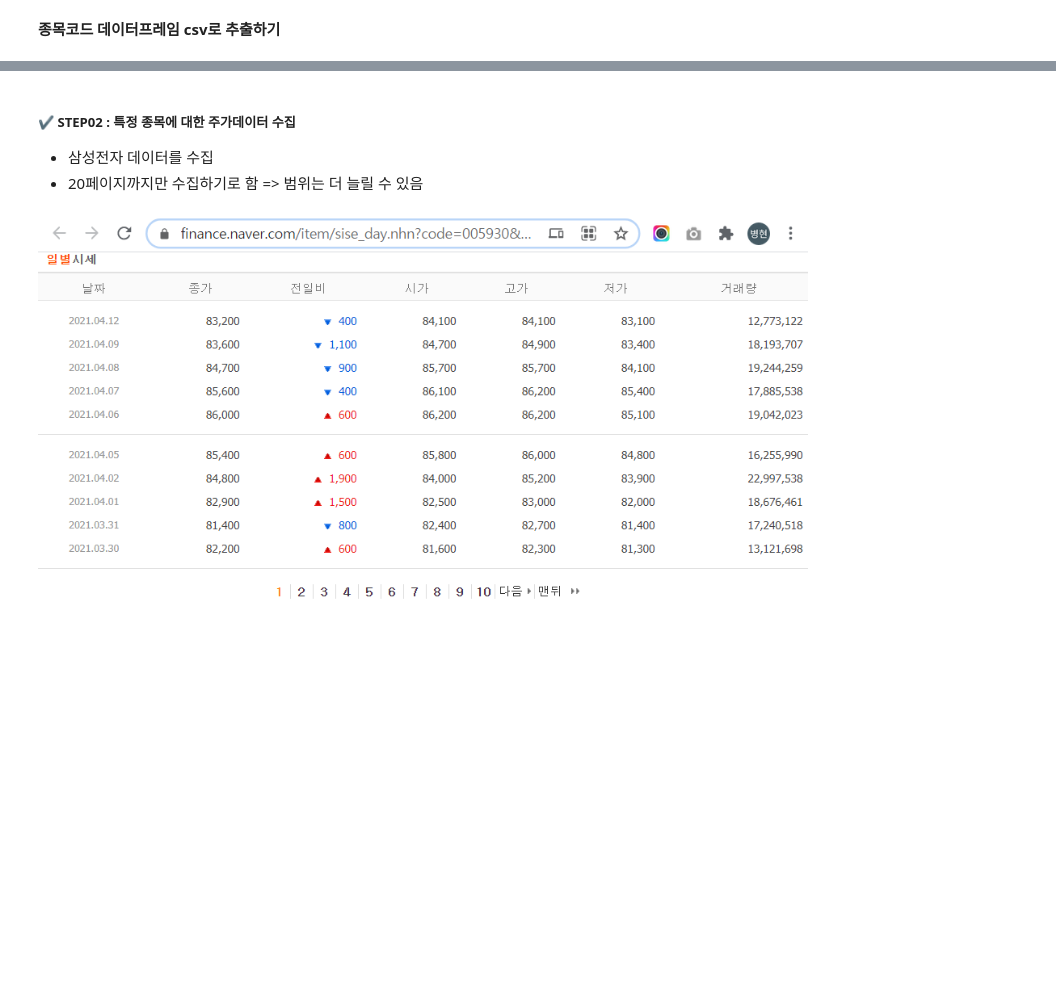
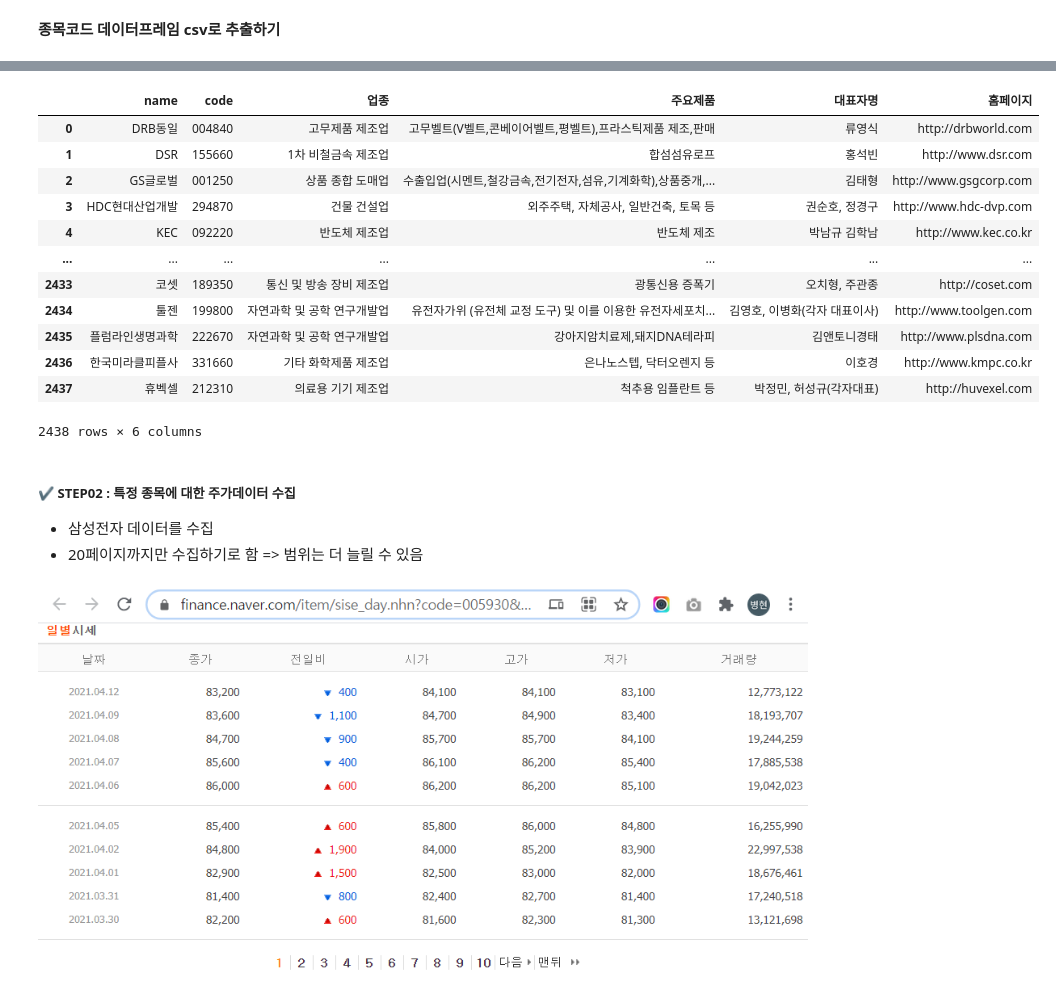
Before and after one commit to ByuungHyunPark/Capstone-design, a Jupyter notebook: 01. 종목코드를 활용한 주가데이터 수집 + plotly.ipynb, the cells around one changed output, grey strips where cells are left out. Drawn from its saved outputs; the diff is of its cells as text; code cells hidden in the pictures; blank space fills up the shorter version.

```diff
--- a/01. 종목코드를 활용한 주가데이터 수집 + plotly.ipynb
+++ b/01. 종목코드를 활용한 주가데이터 수집 + plotly.ipynb
@@ -36,0 +50,16 @@ __종목코드 데이터프레임 csv로 추출하기__
+# %%
+code_df
+# %% [output]
+|  | name | code | 업종 | 주요제품 | 대표자명 | 홈페이지 |
+| 0 | DRB동일 | 004840 | 고무제품 제조업 | 고무벨트(V벨트,콘베이어벨트,평벨트),프라스틱제품 제조,판매 | 류영식 | http://drbworld.com |
+| 1 | DSR | 155660 | 1차 비철금속 제조업 | 합섬섬유로프 | 홍석빈 | http://www.dsr.com |
+| 2 | GS글로벌 | 001250 | 상품 종합 도매업 | 수출입업(시멘트,철강금속,전기전자,섬유,기계화학),상품중개,... | 김태형 | http://www.gsgcorp.com |
+| 3 | HDC현대산업개발 | 294870 | 건물 건설업 | 외주주택, 자체공사, 일반건축, 토목 등 | 권순호, 정경구 | http://www.hdc-dvp.com |
+| 4 | KEC | 092220 | 반도체 제조업 | 반도체 제조 | 박남규 김학남 | http://www.kec.co.kr |
+| ... | ... | ... | ... | ... | ... | ... |
+| 2433 | 코셋 | 189350 | 통신 및 방송 장비 제조업 | 광통신용 증폭기 | 오치형, 주관종 | http://coset.com |
+| 2434 | 툴젠 | 199800 | 자연과학 및 공학 연구개발업 | 유전자가위 (유전체 교정 도구) 및 이를 이용한 유전자세포치... | 김영호, 이병화(각자 대표이사) | http://www.toolgen.com |
+| 2435 | 플럼라인생명과학 | 222670 | 자연과학 및 공학 연구개발업 | 강아지암치료제,돼지DNA테라피 | 김앤토니경태 | http://www.plsdna.com |
+| 2436 | 한국미라클피플사 | 331660 | 기타 화학제품 제조업 | 은나노스텝, 닥터오렌지 등 | 이호경 | http://www.kmpc.co.kr |
+| 2437 | 휴벡셀 | 212310 | 의료용 기기 제조업 | 척추용 임플란트 등 | 박정민, 허성규(각자대표) | http://huvexel.com |
+2438 rows × 6 columns
```
Also changed, not shown: parts of 8 cells of this notebook.
